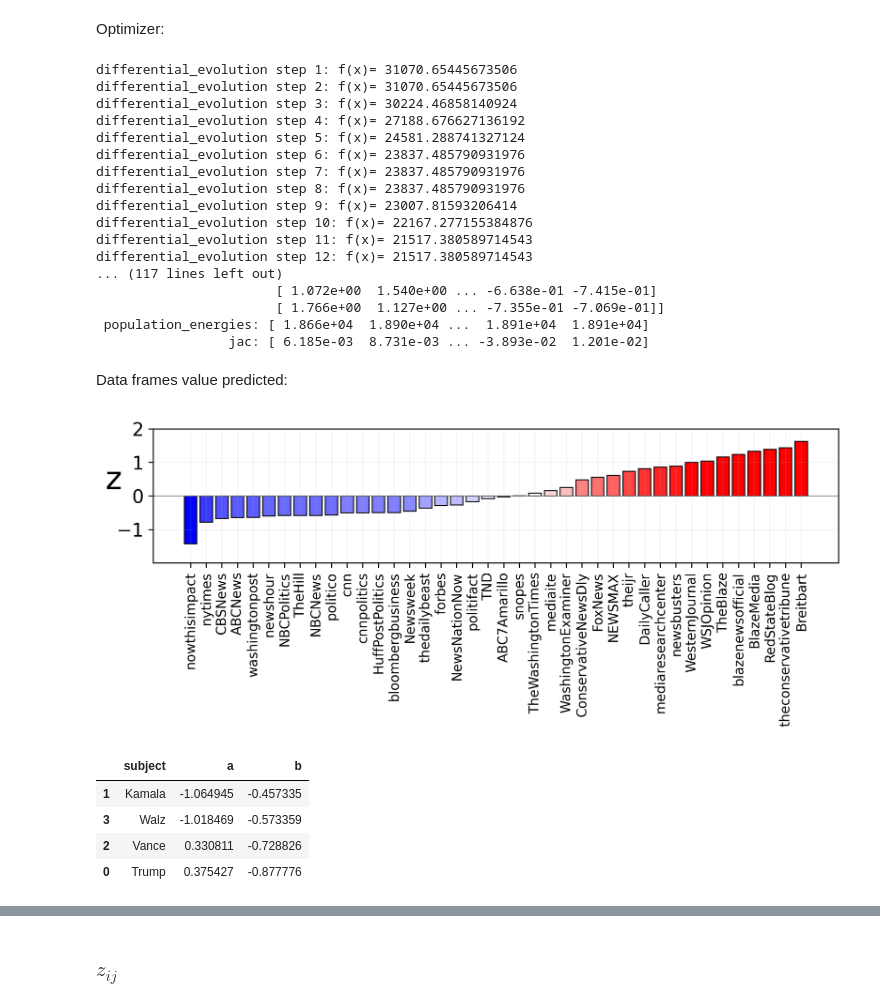
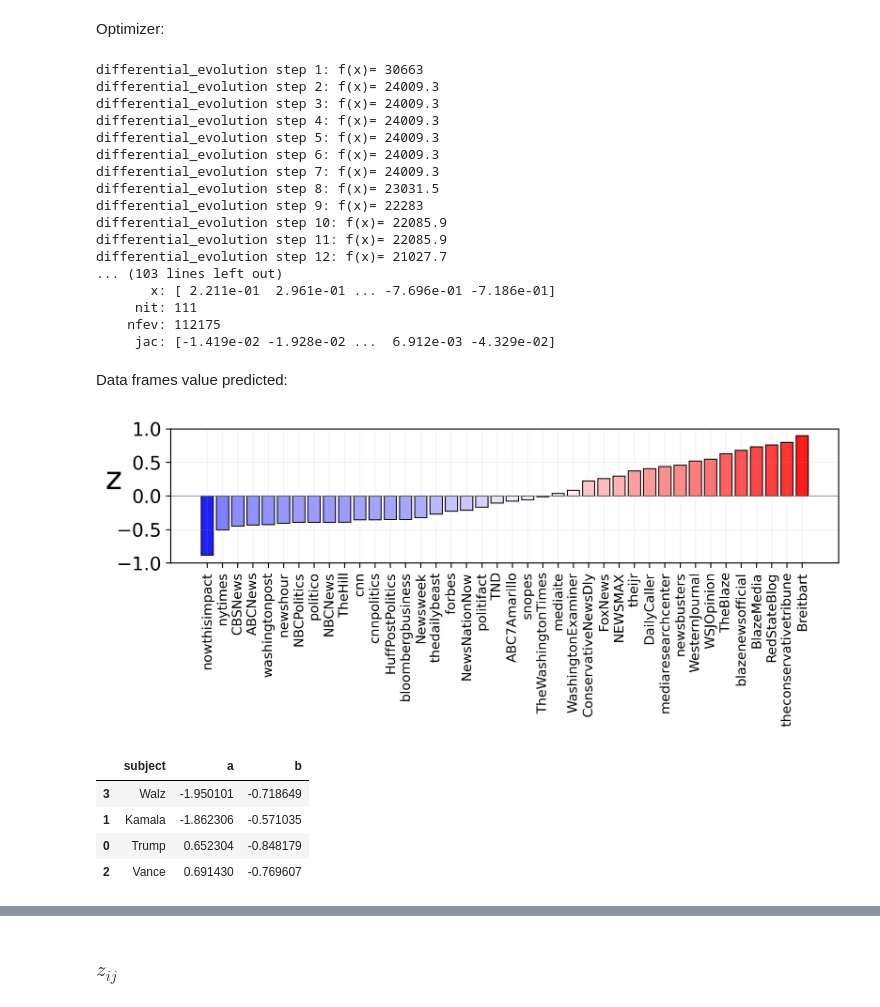
Before and after one commit to spinto88/TheoreticalFrameworkSentimentBias, a Jupyter notebook: DataFitting.ipynb, the cells around one changed output, grey strips where cells are left out. Cells and saved outputs as stored; diff of their text form; code cells hidden in the pictures.

```diff
--- a/DataFitting.ipynb
+++ b/DataFitting.ipynb
@@ -71,7 +71,12 @@ def log_likelihood(x, mentions_matrix):
             z_ij = z[i] * a[j] + b[j]
             N_ij = np.sum(mentions_matrix[i][j])
             logl += (mentions_matrix[i][j][2] - mentions_matrix[i][j][0]) * z_ij - N_ij * (np.log(np.exp(z_ij) + 1 + np.exp(-z_ij)))
-            logl -= 0.5*(z[i]**2 + a[j]**2 + b[j]**2)
+
+    for i in range(n_rows):
+        logl -= 0.5*(z[i]**2)
+
+    for j in range(n_cols):
+        logl -= 0.5 *(a[j]**2 + b[j]**2)
 
     return logl
 
@@ -88,23 +93,23 @@ bounds = Bounds(lb, ub)
 solution = differential_evolution(negative_log_likelihood, args=(mentions_matrix,), bounds=bounds, maxiter=200, popsize=20, disp = True, tol = 10e-4)
 print(solution)
 # %% [output]
-differential_evolution step 1: f(x)= 31070.65445673506
-differential_evolution step 2: f(x)= 31070.65445673506
-differential_evolution step 3: f(x)= 30224.46858140924
-differential_evolution step 4: f(x)= 27188.676627136192
-differential_evolution step 5: f(x)= 24581.288741327124
-differential_evolution step 6: f(x)= 23837.485790931976
-differential_evolution step 7: f(x)= 23837.485790931976
-differential_evolution step 8: f(x)= 23837.485790931976
-differential_evolution step 9: f(x)= 23007.81593206414
-differential_evolution step 10: f(x)= 22167.277155384876
-differential_evolution step 11: f(x)= 21517.380589714543
-differential_evolution step 12: f(x)= 21517.380589714543
-... (117 lines left out)
-                       [ 1.072e+00  1.540e+00 ... -6.638e-01 -7.415e-01]
-                       [ 1.766e+00  1.127e+00 ... -7.355e-01 -7.069e-01]]
- population_energies: [ 1.866e+04  1.890e+04 ...  1.891e+04  1.891e+04]
-                 jac: [ 6.185e-03  8.731e-03 ... -3.893e-02  1.201e-02]
+differential_evolution step 1: f(x)= 30663
+differential_evolution step 2: f(x)= 24009.3
+differential_evolution step 3: f(x)= 24009.3
+differential_evolution step 4: f(x)= 24009.3
+differential_evolution step 5: f(x)= 24009.3
+differential_evolution step 6: f(x)= 24009.3
+differential_evolution step 7: f(x)= 24009.3
+differential_evolution step 8: f(x)= 23031.5
+differential_evolution step 9: f(x)= 22283
+differential_evolution step 10: f(x)= 22085.9
+differential_evolution step 11: f(x)= 22085.9
+differential_evolution step 12: f(x)= 21027.7
+... (103 lines left out)
+       x: [ 2.211e-01  2.961e-01 ... -7.696e-01 -7.186e-01]
+     nit: 111
+    nfev: 112175
+     jac: [-1.419e-02 -1.928e-02 ...  6.912e-03 -4.329e-02]
 # %%
 z_predicted, a_predicted, b_predicted = solution.x[:n_media_outlets], solution.x[n_media_outlets:(n_media_outlets + n_subjects)], solution.x[(n_media_outlets + n_subjects):]
 # %% [markdown]
@@ -120,25 +125,25 @@ z_media_outlets.sort_values(by = 'z', inplace=True)
 # %%
 plt.figure(figsize = (8,3.5), dpi = 300)
 
 # Normalize the values to the range [0, 1]
 norm = plt.Normalize(-1, 1)
 
 # Choose a colormap
 cmap = plt.cm.bwr
 color = cmap(norm(z_media_outlets['z']))
 
 plt.bar(range(z_media_outlets.shape[0]), height=z_media_outlets['z'], color = color, linewidth = 0.75, edgecolor = 'k')
 plt.xticks(range(z_media_outlets.shape[0]), z_media_outlets['outlet'], rotation = 90, size = 10)
 plt.axhline(0.00, color = 'grey', linewidth = 0.75, alpha = 0.75)
 plt.ylabel('z', size = 24, rotation = 0, labelpad = 2)
 plt.grid(True, alpha = 0.15)
-plt.yticks([-1, 0, 1, 2], size = 14)
-plt.ylim([-2, 2])
+plt.yticks([-1, -0.5, 0, 0.5, 1], size = 14)
+plt.ylim([-1, 1])
 plt.tight_layout()
 #plt.savefig('Media_model_score.pdf')
 plt.show()
 # %% [output]
-[figure, old version]
+[figure, new version]
 # %%
 ab_subjects = pd.DataFrame()
 ab_subjects['subject'] = subjects
@@ -149,10 +154,10 @@ ab_subjects.sort_values('a', inplace=True)
 ab_subjects
 # %% [output]
 |  | subject | a | b |
-| 1 | Kamala | -1.064945 | -0.457335 |
-| 3 | Walz | -1.018469 | -0.573359 |
-| 2 | Vance | 0.330811 | -0.728826 |
-| 0 | Trump | 0.375427 | -0.877776 |
+| 3 | Walz | -1.950101 | -0.718649 |
+| 1 | Kamala | -1.862306 | -0.571035 |
+| 0 | Trump | 0.652304 | -0.848179 |
+| 2 | Vance | 0.691430 | -0.769607 |
 # %%
 plt.figure(figsize = (3,2), dpi = 300)
 
```
Also changed, not shown: parts of 6 cells of this notebook, 2 other files.
